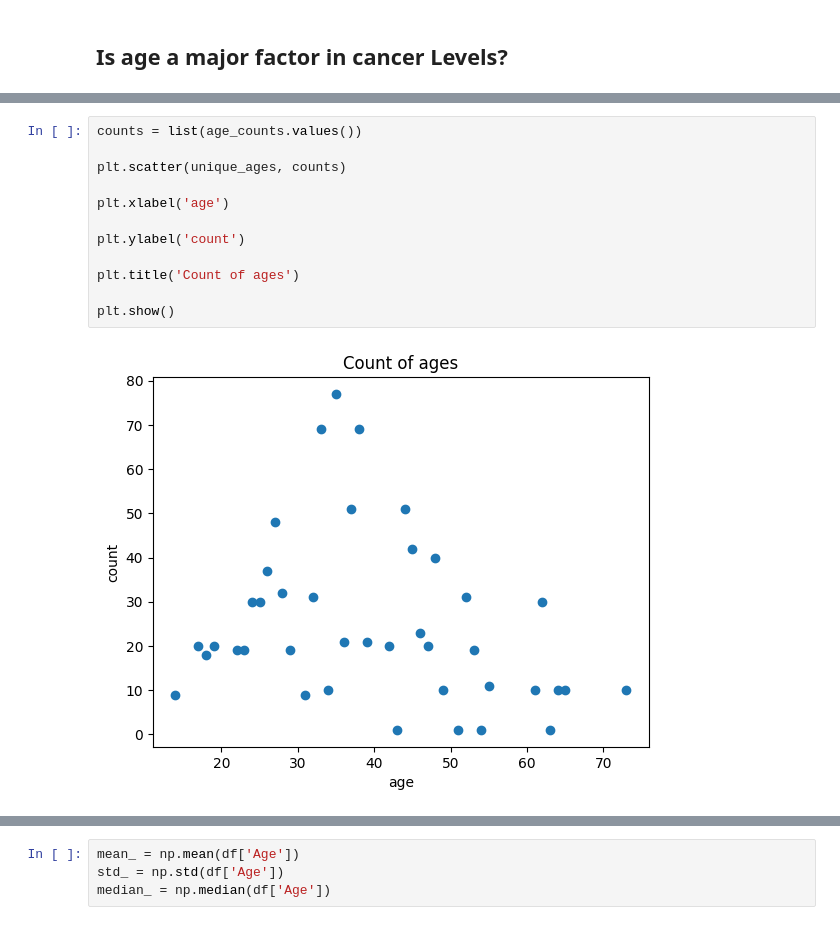
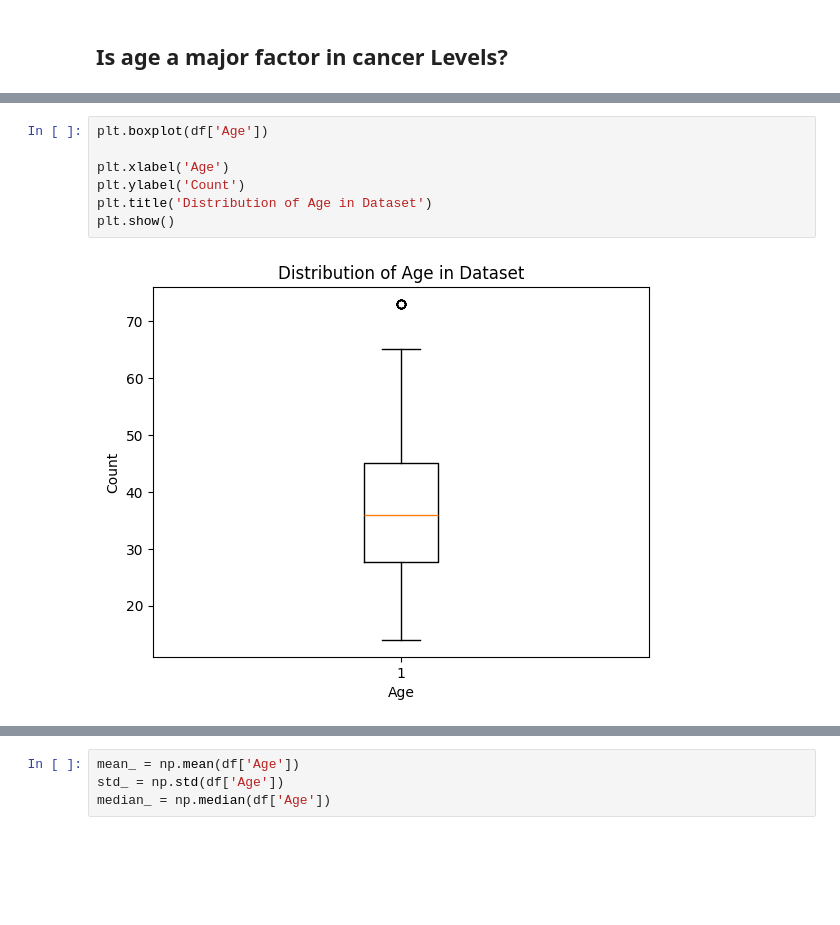
Before and after one commit to Xninety-nine/Springboard, a Jupyter notebook: LungCancer_Risk.ipynb, the cells around one changed output, grey strips where cells are left out. Drawn from its saved outputs; the diff is of its cells as text; blank space fills up the shorter version.

```diff
--- a/LungCancer_Risk.ipynb
+++ b/LungCancer_Risk.ipynb
@@ -204,14 +187,9 @@ counts = list(age_counts.values())
 # %%
-counts = list(age_counts.values())
+plt.boxplot(df['Age'])
 
-plt.scatter(unique_ages, counts)
-
-plt.xlabel('age')
-
-plt.ylabel('count')
-
-plt.title('Count of ages')
-
+plt.xlabel('Age')
+plt.ylabel('Count')
+plt.title('Distribution of Age in Dataset')
 plt.show()
 # %% [output]
-[figure, old version]
+[figure, new version]
```
Also changed, not shown: parts of 94 cells of this notebook, 2 other files.
